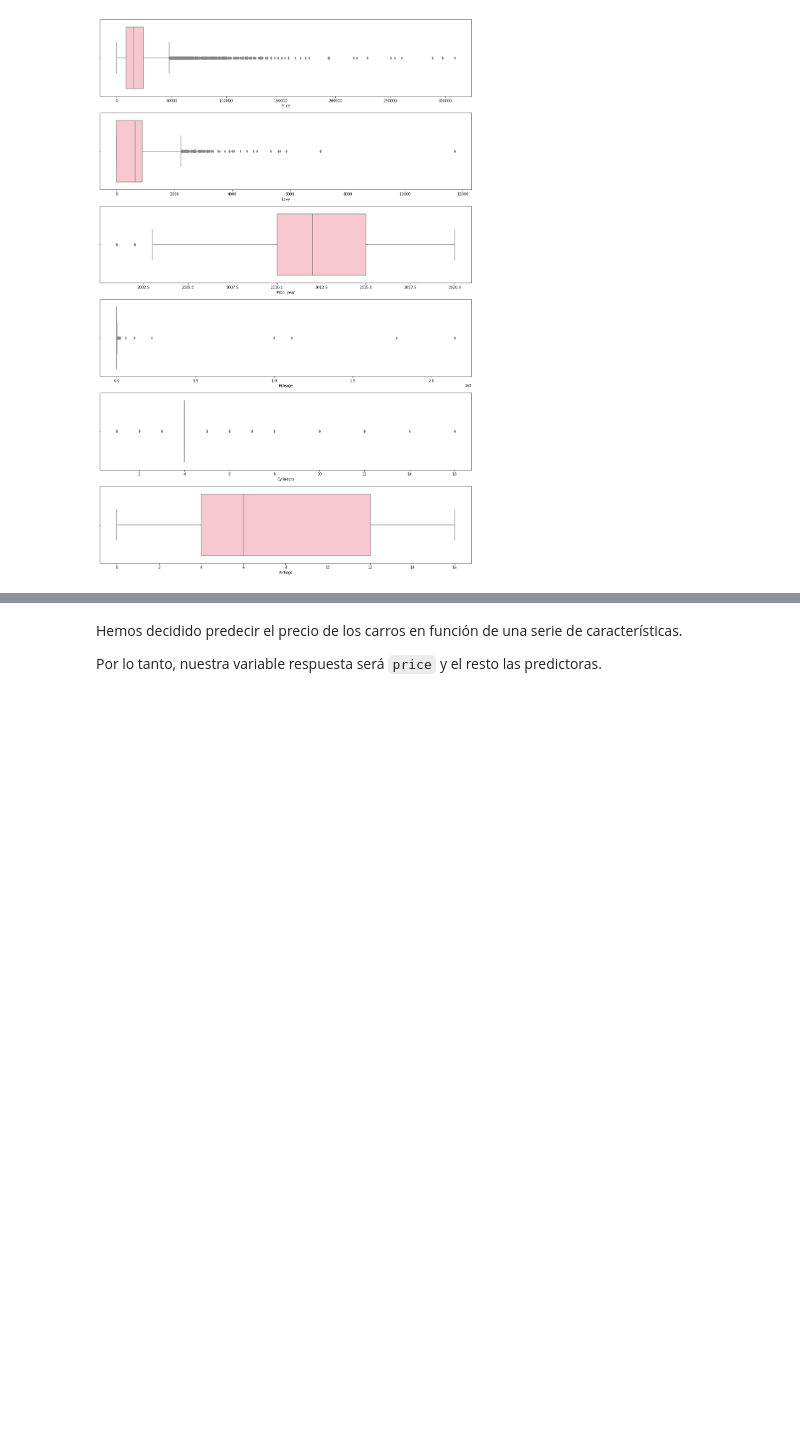
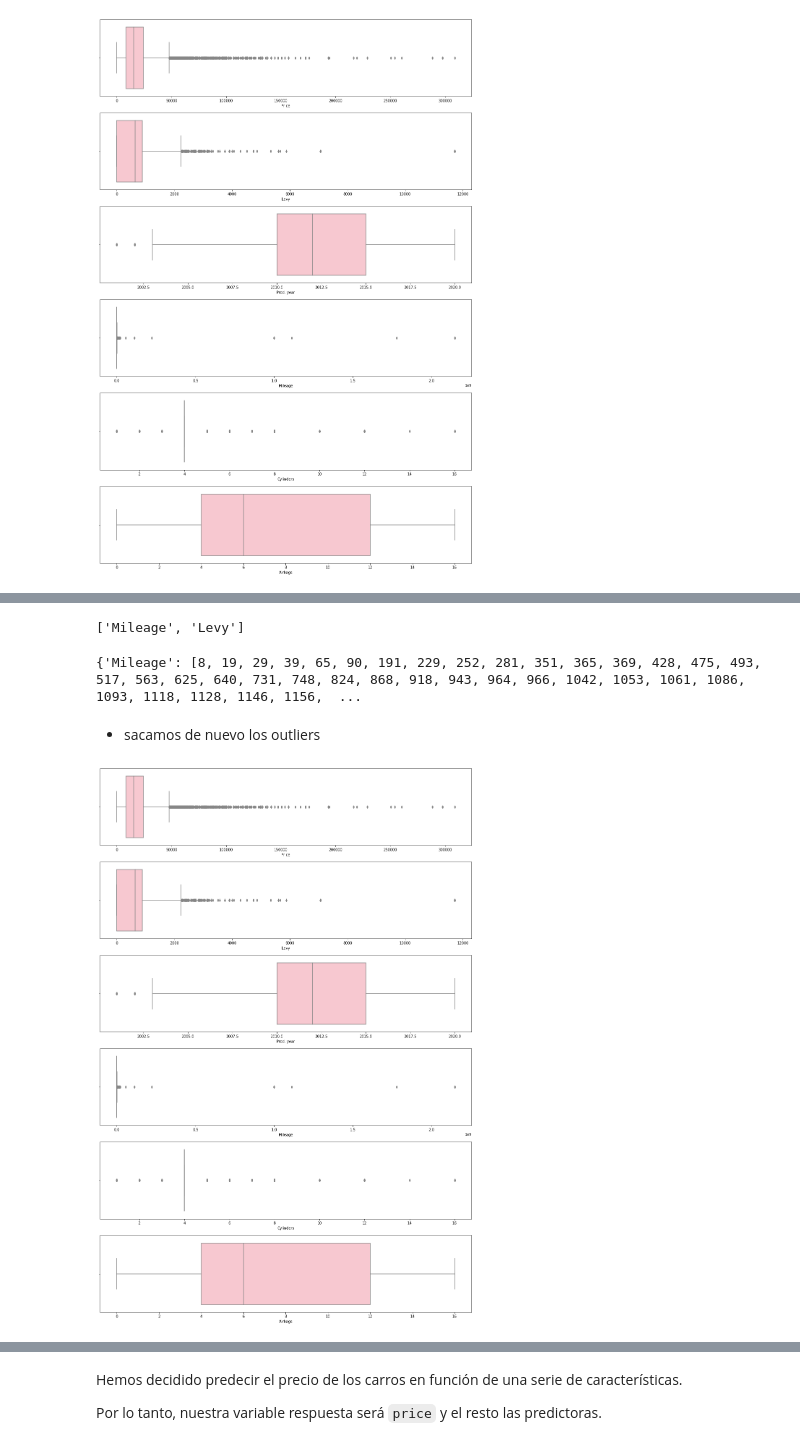
Before and after one commit to Adalab/DA-PROMO-B-MODULO-3-SPRINT-1-ANAIS-ARIANA, a Jupyter notebook: regresion_lineal/regresion_lineal_1.ipynb, the cells around one changed output, grey strips where cells are left out. Saved outputs shown, nothing was run; the diff lists cells and outputs as text; code cells hidden in the pictures; blank space fills up the shorter version.

```diff
--- a/regresion_lineal/regresion_lineal_1.ipynb
+++ b/regresion_lineal/regresion_lineal_1.ipynb
@@ -375,0 +407,32 @@ plt.show()
+# %%
+lista_columnas = list(df_limpio[["Mileage","Levy"]])
+lista_columnas
+# %% [output]
+['Mileage', 'Levy']
+# %%
+indice = detectar_outliers(lista_columnas, df_limpio)
+print(indice)
+# %% [output]
+{'Mileage': [8, 19, 29, 39, 65, 90, 191, 229, 252, 281, 351, 365, 369, 428, 475, 493, 517, 563, 625, 640, 731, 748, 824, 868, 918, 943, 964, 966, 1042, 1053, 1061, 1086, 1093, 1118, 1128, 1146, 1156,  ...
+# %%
+# lo que vamos a hacer es iterar por el diccionario que nos devuelve la función
+for k, v in indice.items():
+    media = df_limpio[k].mean() # calculamos la media para cada una de las columnas que tenemos en nuestro diccionario
+    for i in v: # iteremos por la lista de valores para cada columna
+        df_limpio.loc[i,k] = media # usando el loc, reemmplazamos los valores de los outliers por la media que hemos calculado al inicio
+# %% [markdown]
+- sacamos de nuevo los outliers
+# %%
+fig, axes = plt.subplots(7, 1, figsize=(15,25))
+
+axes = axes.flat
+
+for indice, columna in enumerate(numericas.columns):
+    sns.boxplot(x = numericas[columna], data = df_limpio, ax=axes[indice], color = "pink"); # para trazar una línea de densidad
+
+
+plt.tight_layout()
+fig.delaxes(axes[-1])
+plt.show()
+# %% [output]
+[figure, added]
```
Also changed, not shown: parts of 28 cells of this notebook, 3 other files.
